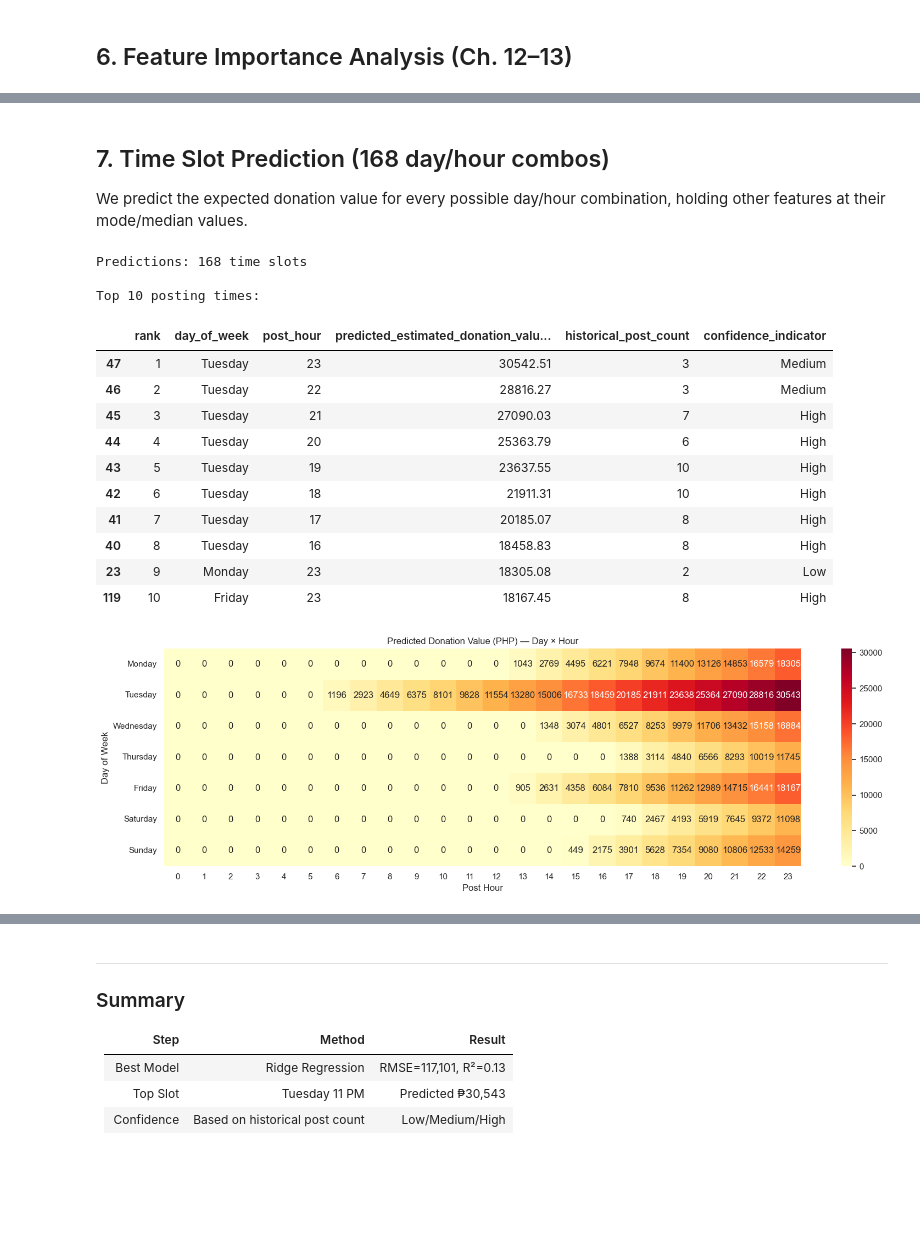
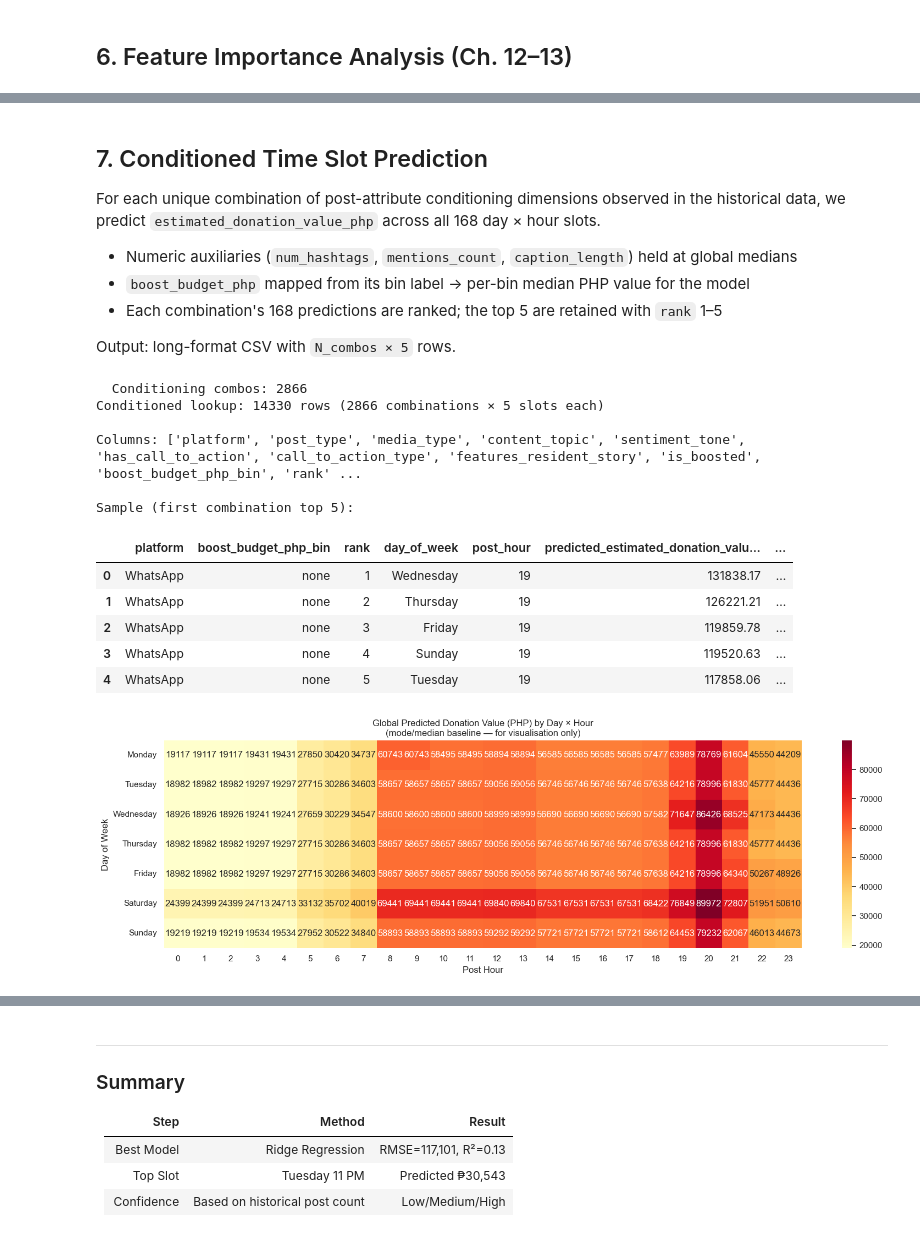
Before and after one commit to linklyns/New-Dawn, a Jupyter notebook: ml-pipelines/03_best_posting_times.ipynb, the cells around one changed output, grey strips where cells are left out. Drawn from its saved outputs; the diff is of its cells as text; code cells hidden in the pictures; blank space fills up the shorter version.

Commit message:
social media pipelines finished

```diff
--- a/ml-pipelines/03_best_posting_times.ipynb
+++ b/ml-pipelines/03_best_posting_times.ipynb
@@ -218,47 +243,66 @@ else:
 # %% [markdown]
-## 7. Time Slot Prediction (168 day/hour combos)
+## 7. Conditioned Time Slot Prediction
 
-We predict the expected donation value for every possible day/hour combination, holding other features at their mode/median values.
+For each unique combination of post-attribute conditioning dimensions observed in the historical data, we predict `estimated_donation_value_php` across all 168 day × hour slots.
+
+- Numeric auxiliaries (`num_hashtags`, `mentions_count`, `caption_length`) held at global medians
+- `boost_budget_php` mapped from its bin label → per-bin median PHP value for the model
+- Each combination's 168 predictions are ranked; the top 5 are retained with `rank` 1–5
+
+Output: long-format CSV with `N_combos × 5` rows.
 # %%
-from pipelines.best_posting_times import generate_time_predictions
+from pipelines.best_posting_times import generate_conditioned_time_predictions
 
-time_preds = generate_time_predictions(best_model, df, feature_names)
+time_output = generate_conditioned_time_predictions(best_model, df, feature_names)
 
-print(f'Predictions: {len(time_preds)} time slots')
-print(f'\nTop 10 posting times:')
-time_preds[['rank', 'day_of_week', 'post_hour', 'predicted_estimated_donation_value_php',
-             'historical_post_count', 'confidence_indicator']].head(10)
+n_combos = time_output.groupby(
+    ['platform', 'post_type', 'media_type', 'content_topic', 'sentiment_tone',
+     'has_call_to_action', 'call_to_action_type', 'features_resident_story',
+     'is_boosted', 'boost_budget_php_bin']
+).ngroups
+
+print(f'Conditioned lookup: {len(time_output)} rows ({n_combos} combinations × 5 slots each)')
+print(f'\nColumns: {list(time_output.columns)}')
+print(f'\nSample (first combination top 5):')
+time_output.head(5)[['platform', 'boost_budget_php_bin', 'rank', 'day_of_week',
+                      'post_hour', 'predicted_estimated_donation_value_php',
+                      'historical_post_count', 'confidence_indicator']]
 # %% [output]
-Predictions: 168 time slots
+  Conditioning combos: 2866
+Conditioned lookup: 14330 rows (2866 combinations × 5 slots each)
 
-Top 10 posting times:
+Columns: ['platform', 'post_type', 'media_type', 'content_topic', 'sentiment_tone', 'has_call_to_action', 'call_to_action_type', 'features_resident_story', 'is_boosted', 'boost_budget_php_bin', 'rank' ...
+
+Sample (first combination top 5):
-|  | rank | day_of_week | post_hour | predicted_estimated_donation_valu... | historical_post_count | confidence_indicator |
-| 47 | 1 | Tuesday | 23 | 30542.51 | 3 | Medium |
-| 46 | 2 | Tuesday | 22 | 28816.27 | 3 | Medium |
-| 45 | 3 | Tuesday | 21 | 27090.03 | 7 | High |
-| 44 | 4 | Tuesday | 20 | 25363.79 | 6 | High |
-| 43 | 5 | Tuesday | 19 | 23637.55 | 10 | High |
-| 42 | 6 | Tuesday | 18 | 21911.31 | 10 | High |
-| 41 | 7 | Tuesday | 17 | 20185.07 | 8 | High |
-| 40 | 8 | Tuesday | 16 | 18458.83 | 8 | High |
-| 23 | 9 | Monday | 23 | 18305.08 | 2 | Low |
-| 119 | 10 | Friday | 23 | 18167.45 | 8 | High |
+|  | platform | boost_budget_php_bin | rank | day_of_week | post_hour | predicted_estimated_donation_valu... | ... |
+| 0 | WhatsApp | none | 1 | Wednesday | 19 | 131838.17 | ... |
+| 1 | WhatsApp | none | 2 | Thursday | 19 | 126221.21 | ... |
+| 2 | WhatsApp | none | 3 | Friday | 19 | 119859.78 | ... |
+| 3 | WhatsApp | none | 4 | Sunday | 19 | 119520.63 | ... |
+| 4 | WhatsApp | none | 5 | Tuesday | 19 | 117858.06 | ... |
 # %%
-# Heatmap of predicted donation value by day/hour
-pivot_pred = time_preds.pivot_table(
+import warnings
+warnings.filterwarnings('ignore')
+
+# Visualise the global best-time heatmap (using legacy mode/median baseline)
+from pipelines.best_posting_times import generate_time_predictions
+
+global_preds = generate_time_predictions(best_model, df, feature_names)
+
+pivot_pred = global_preds.pivot_table(
     values='predicted_estimated_donation_value_php',
     index='day_of_week', columns='post_hour'
 ).reindex(['Monday', 'Tuesday', 'Wednesday', 'Thursday', 'Friday', 'Saturday', 'Sunday'])
 
 fig, ax = plt.subplots(figsize=(16, 5))
 sns.heatmap(pivot_pred, cmap='YlOrRd', annot=True, fmt='.0f', ax=ax)
-ax.set_title('Predicted Donation Value (PHP) — Day × Hour')
+ax.set_title('Global Predicted Donation Value (PHP) by Day × Hour\n(mode/median baseline — for visualisation only)')
 ax.set_ylabel('Day of Week')
 ax.set_xlabel('Post Hour')
 plt.tight_layout()
 plt.show()
 # %% [output]
-[figure, old version]
+[figure, new version]
 # %% [markdown]
 ## 8. Deployment — CSV Output & Web Integration (Ch. 15)
 
```
Also changed, not shown: parts of 12 cells of this notebook, 23 other files.
